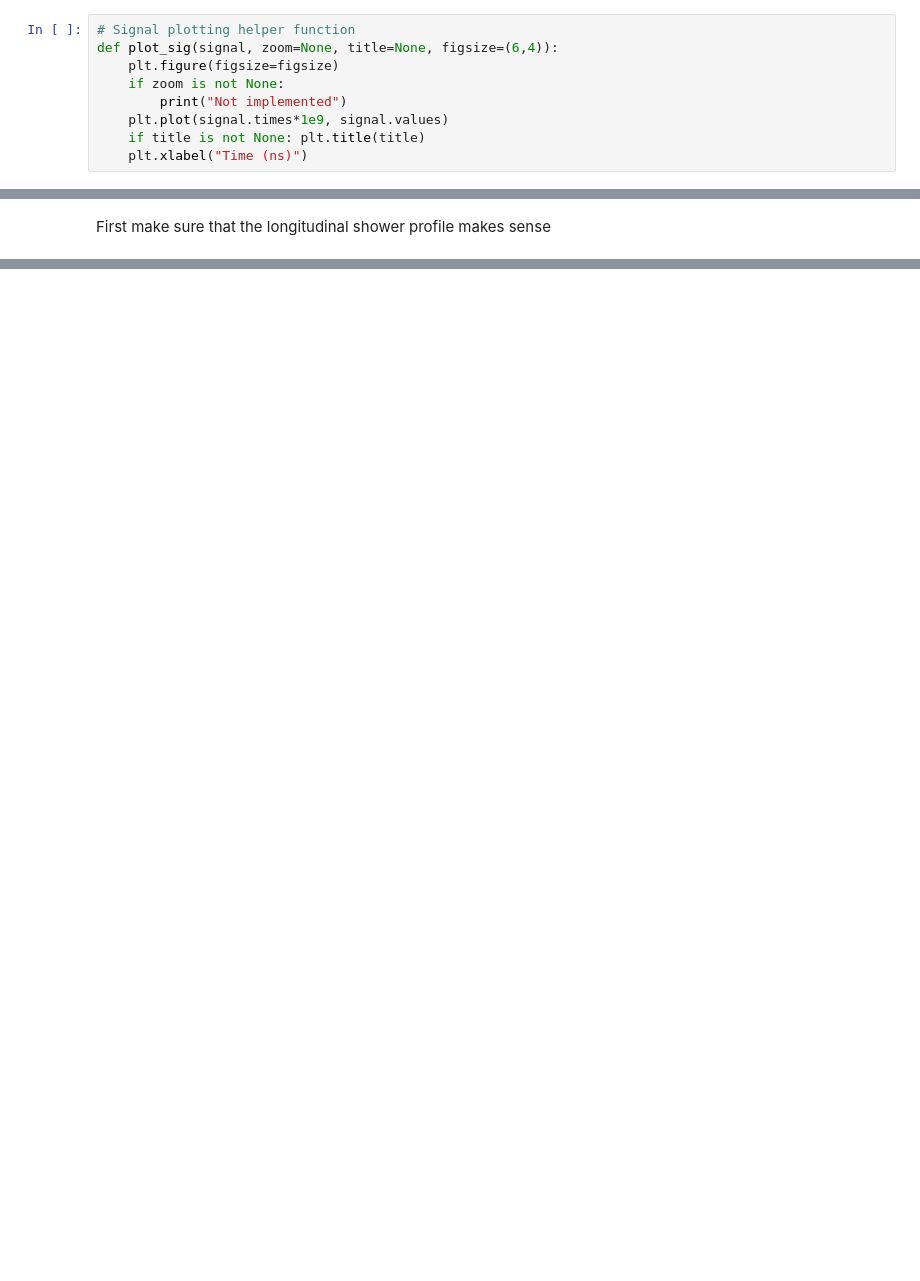
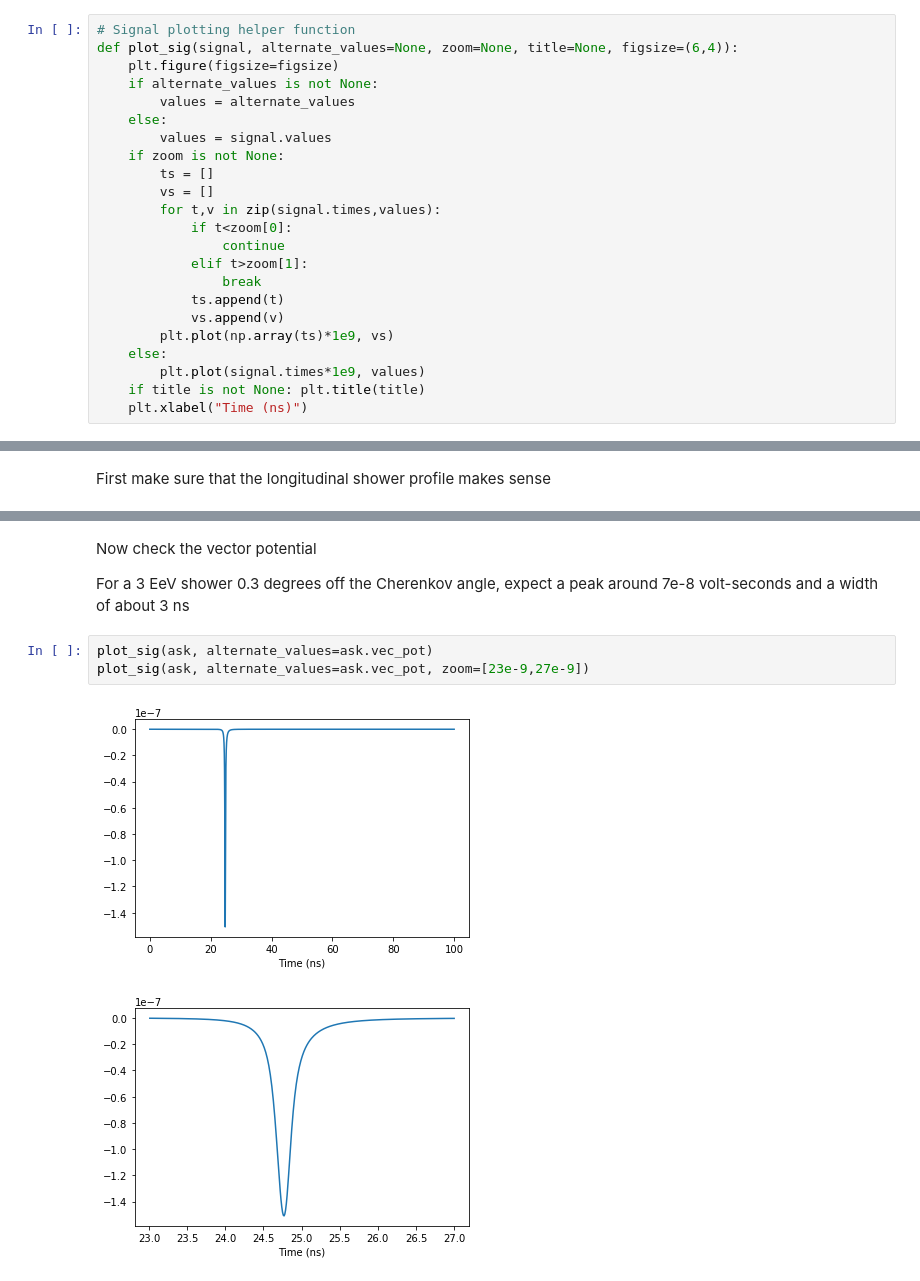
Before and after one commit to bhokansonfasig/pyrex, a Jupyter notebook: Visual Tests.ipynb, the cells around one changed output, grey strips where cells are left out. Saved outputs shown, nothing was run; the diff lists cells and outputs as text; blank space fills up the shorter version.

```diff
--- a/Visual Tests.ipynb
+++ b/Visual Tests.ipynb
@@ -9,10 +12,24 @@ from pyrex.digsig import AskaryanSignal
 # %%
 # Signal plotting helper function
-def plot_sig(signal, zoom=None, title=None, figsize=(6,4)):
+def plot_sig(signal, alternate_values=None, zoom=None, title=None, figsize=(6,4)):
     plt.figure(figsize=figsize)
+    if alternate_values is not None:
+        values = alternate_values
+    else:
+        values = signal.values
     if zoom is not None:
-        print("Not implemented")
-    plt.plot(signal.times*1e9, signal.values)
+        ts = []
+        vs = []
+        for t,v in zip(signal.times,values):
+            if t<zoom[0]:
+                continue
+            elif t>zoom[1]:
+                break
+            ts.append(t)
+            vs.append(v)
+        plt.plot(np.array(ts)*1e9, vs)
+    else:
+        plt.plot(signal.times*1e9, values)
     if title is not None: plt.title(title)
     plt.xlabel("Time (ns)")
 # %% [markdown]
@@ -39,0 +86,10 @@ plot_sig(ask)
+# %% [markdown]
+Now check the vector potential
+
+For a 3 EeV shower 0.3 degrees off the Cherenkov angle, expect a peak around 7e-8 volt-seconds and a width of about 3 ns
+# %%
+plot_sig(ask, alternate_values=ask.vec_pot)
+plot_sig(ask, alternate_values=ask.vec_pot, zoom=[23e-9,27e-9])
+# %% [output]
+[figure, added]
+[figure, added]
```
Also changed, not shown: parts of 18 cells of this notebook, 1 other file.
